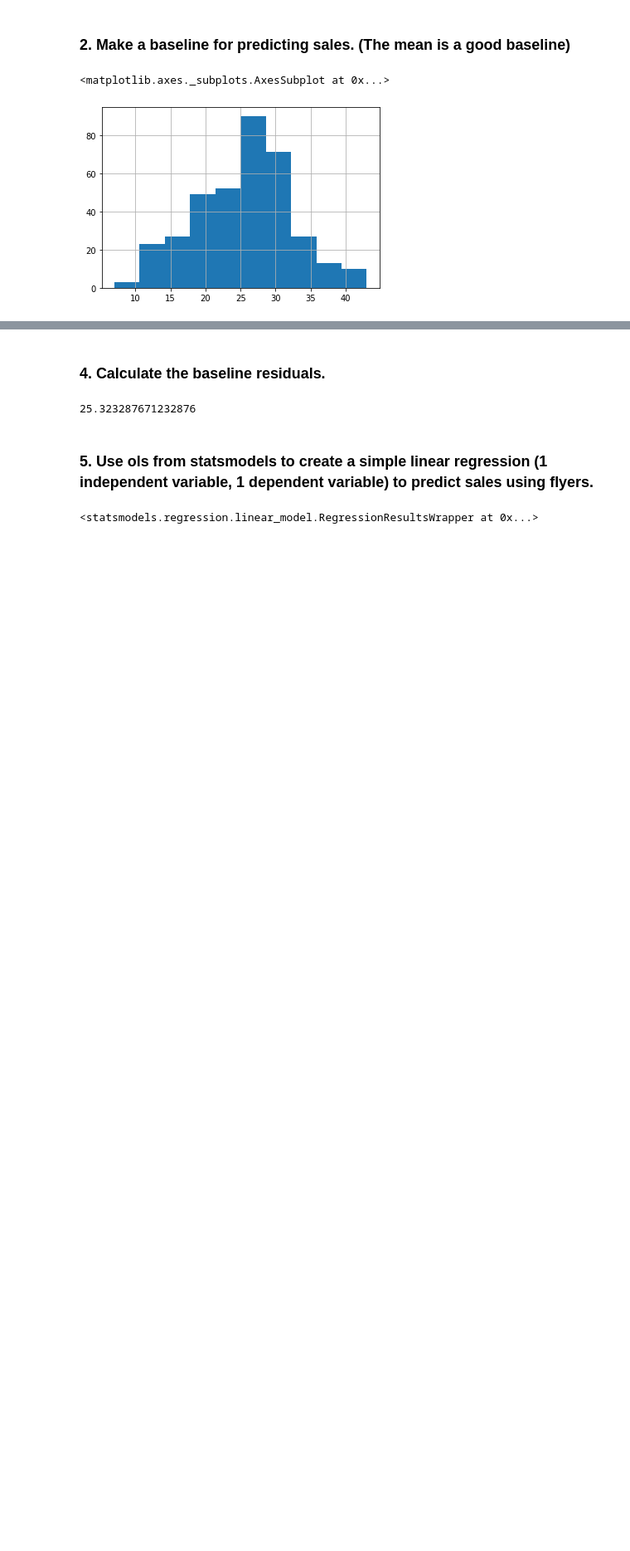
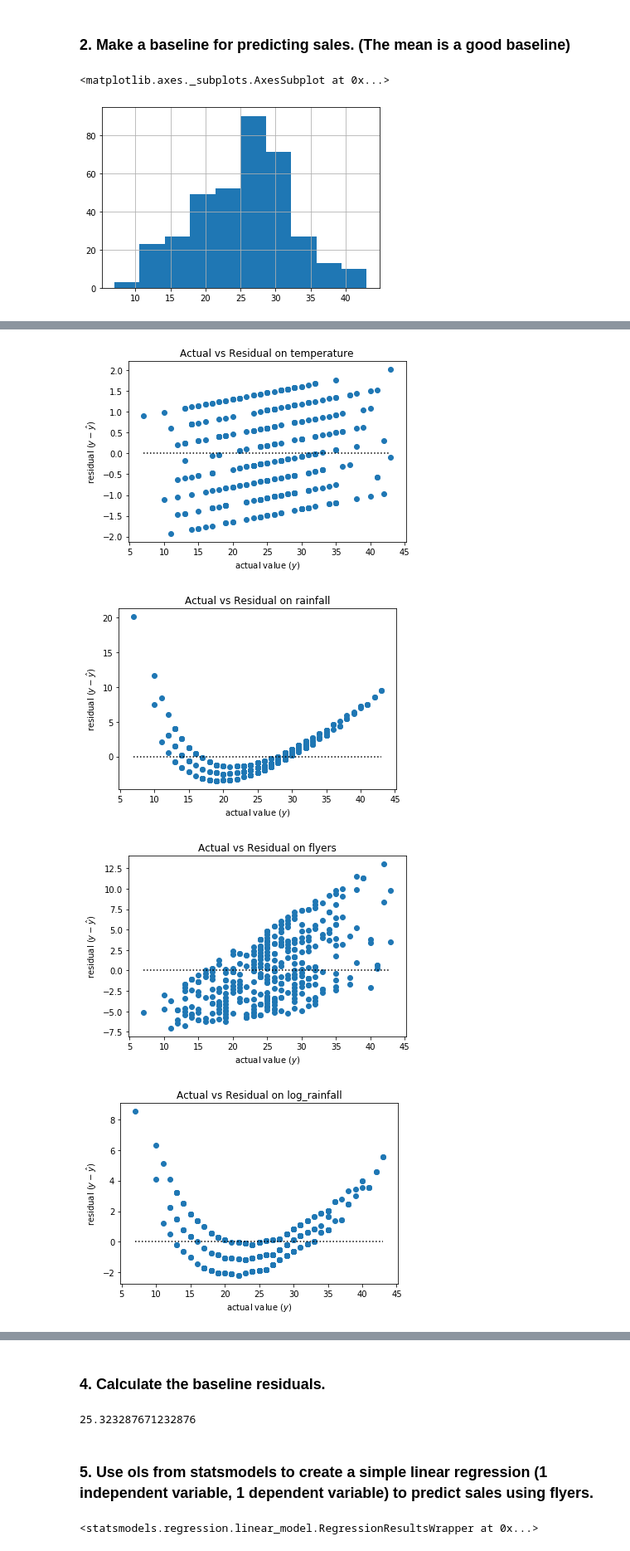
Before and after one commit to Yongliang-Shi/regression-exercises, a Jupyter notebook: evaluate.ipynb, the cells around one changed output, grey strips where cells are left out. Shown: that part at 83% size. Saved outputs shown, nothing was run; the diff lists cells and outputs as text; code cells hidden in the pictures; blank space fills up the shorter version.

```diff
--- a/evaluate.ipynb
+++ b/evaluate.ipynb
@@ -20 +86,15 @@ from pydataset import data
+# %%
+def plot_residuals_forall(target, features, df):
+    """
+    Returns the scatterplot of actural y in horizontal axis and residuals in vertical axis for multiple continuous features
+    Parameters: target var(str), interested features(list), data source(df)
+    Prerequisite: import functions evaluate_slr and plot_residues
+    """
+    for feature in features:
+        evaluate = evaluate_slr(target, feature, df)
+        actural = evaluate[target]
+        yhat = target + '_pred'
+        predicted = evaluate[yhat]
+        plot_residuals(actural, predicted, feature)
+        plt.show()
 # %% [markdown]
@@ -69,0 +156,4 @@ df.sales.hist()
+# %%
+target = 'sales'
+features = ['temperature', 'rainfall', 'flyers', 'log_rainfall']
+compare_slr_metrics(target, features, df)
@@ -70 +168,8 @@ df.sales.hist()
+# %%
+plot_residuals_forall(target, features, df)
+# %% [output]
+[figure, added]
+[figure, added]
+[figure, added]
+[figure, added]
 # %% [markdown]
```
Also changed, not shown: parts of 28 cells of this notebook.
